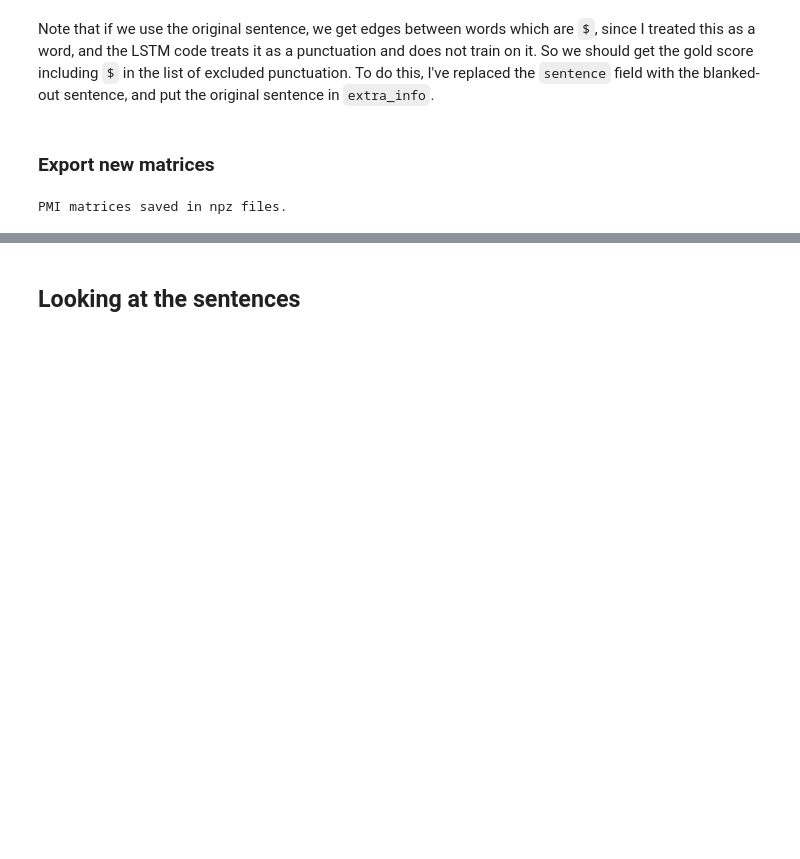
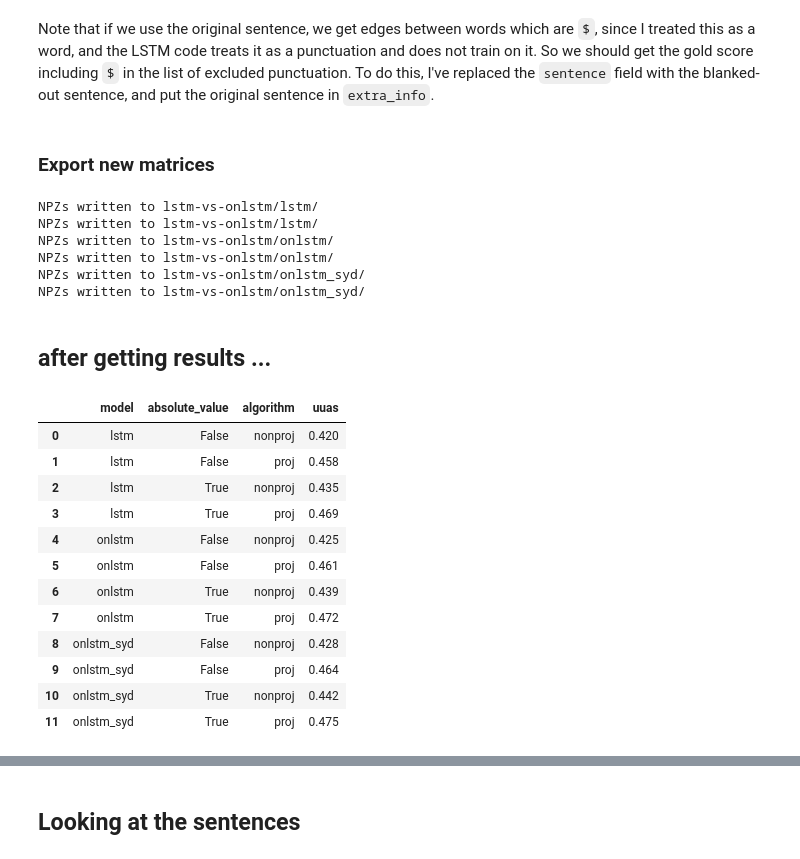
Before and after one commit to postylem/pmi-dependencies, a Jupyter notebook: inspecting_lstm_matrices.ipynb, the cells around one changed output, grey strips where cells are left out. Saved outputs shown, nothing was run; the diff lists cells and outputs as text; code cells hidden in the pictures; blank space fills up the shorter version.

```diff
--- a/inspecting_lstm_matrices.ipynb
+++ b/inspecting_lstm_matrices.ipynb
@@ -274,15 +209,41 @@ def write_npz(
     save_filepath = os.path.join(resultsdir, outfilename)
     np.savez(save_filepath, **ordered_dict)
 
+npzs_dirs = [
+    [lstm_pmi_matrices, 'lstm-vs-onlstm/lstm/', "pmi_matrices.npz"],
+    [lstm_pmi_logliks, 'lstm-vs-onlstm/lstm/', "pseudo_logliks.npz"],
+    [onlstm_pmi_matrices, 'lstm-vs-onlstm/onlstm/', "pmi_matrices.npz"],
+    [onlstm_pmi_logliks, 'lstm-vs-onlstm/onlstm/', "pseudo_logliks.npz"],
+    [onlstm_syd_pmi_matrices, 'lstm-vs-onlstm/onlstm_syd/', "pmi_matrices.npz"],
+    [onlstm_syd_pmi_logliks, 'lstm-vs-onlstm/onlstm_syd/', "pseudo_logliks.npz"]]
 
-write_npz(lstm_pmi_matrices, 'lstm-vs-onlstm/lstm/',
-          outfilename="pmi_matrices.npz")
-write_npz(lstm_pmi_logliks, 'lstm-vs-onlstm/lstm/',
-          outfilename="pseudo_logliks.npz")
-write_npz(onlstm_pmi_matrices, 'lstm-vs-onlstm/onlstm/',
-          outfilename="pmi_matrices.npz")
-write_npz(onlstm_pmi_logliks, 'lstm-vs-onlstm/onlstm/',
-          outfilename="pseudo_logliks.npz")
-print("PMI matrices saved in npz files.")
+for i in npzs_dirs:
+    write_npz(i[0], i[1], outfilename=i[2])
+    print("NPZs written to",i[1])
 # %% [output]
-PMI matrices saved in npz files.
+NPZs written to lstm-vs-onlstm/lstm/
+NPZs written to lstm-vs-onlstm/lstm/
+NPZs written to lstm-vs-onlstm/onlstm/
+NPZs written to lstm-vs-onlstm/onlstm/
+NPZs written to lstm-vs-onlstm/onlstm_syd/
+NPZs written to lstm-vs-onlstm/onlstm_syd/
+# %% [markdown]
+## after getting results ...
+# %%
+import pandas as pd
+results_df = pd.read_csv('lstm-vs-onlstm/results.csv')
+results_df
+# %% [output]
+|  | model | absolute_value | algorithm | uuas |
+| 0 | lstm | False | nonproj | 0.420 |
+| 1 | lstm | False | proj | 0.458 |
+| 2 | lstm | True | nonproj | 0.435 |
+| 3 | lstm | True | proj | 0.469 |
+| 4 | onlstm | False | nonproj | 0.425 |
+| 5 | onlstm | False | proj | 0.461 |
+| 6 | onlstm | True | nonproj | 0.439 |
+| 7 | onlstm | True | proj | 0.472 |
+| 8 | onlstm_syd | False | nonproj | 0.428 |
+| 9 | onlstm_syd | False | proj | 0.464 |
+| 10 | onlstm_syd | True | nonproj | 0.442 |
+| 11 | onlstm_syd | True | proj | 0.475 |
```
Also changed, not shown: parts of 14 cells of this notebook, 13 other files.
